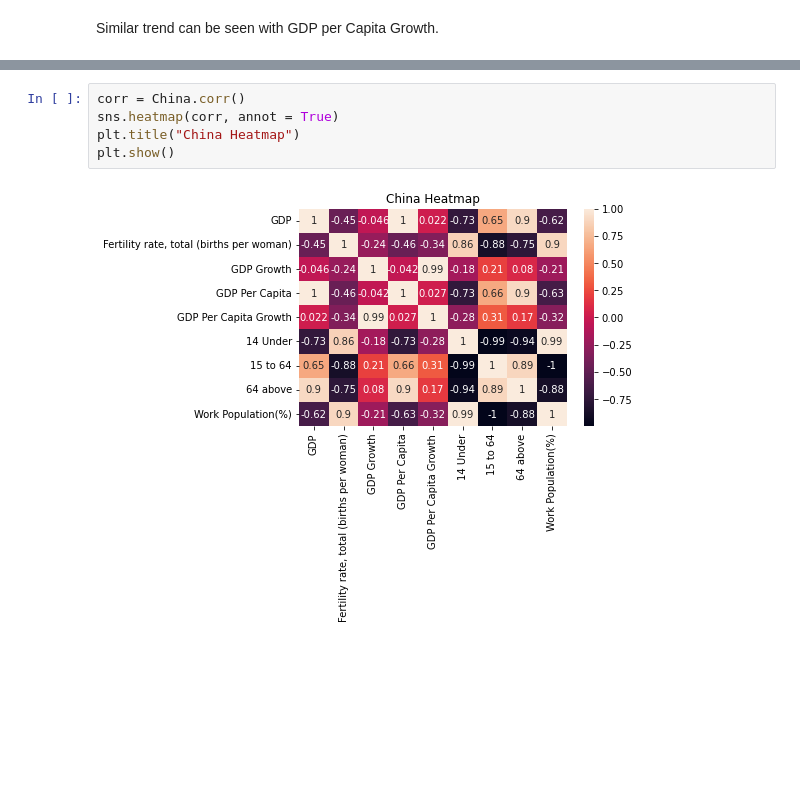
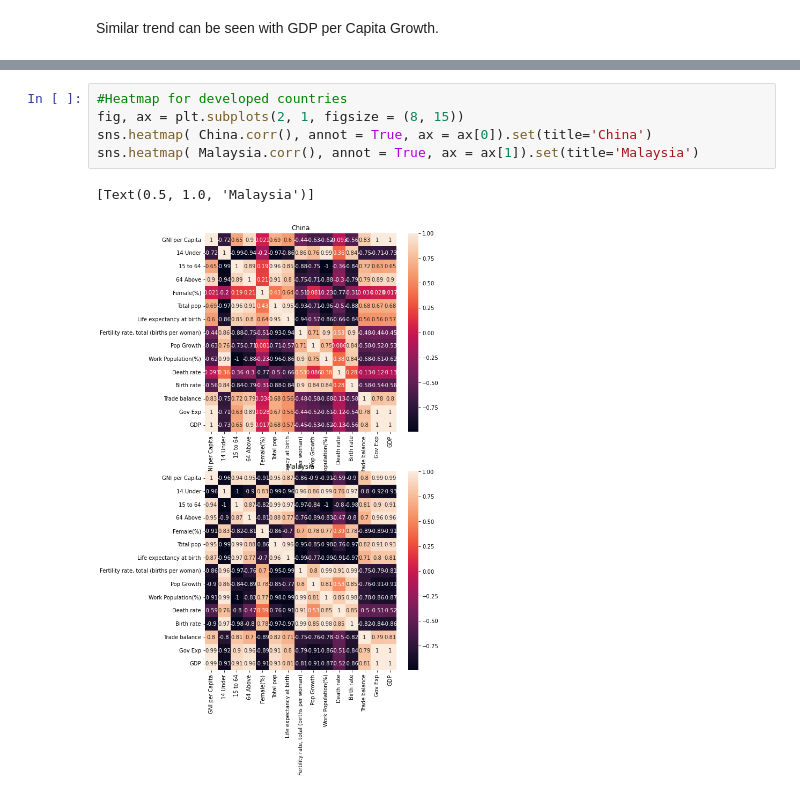
Before and after one commit to SangHyuNBack/2nd-Capstone-Project, a Jupyter notebook: EDA.ipynb, the cells around one changed output, grey strips where cells are left out. Saved outputs shown, nothing was run; the diff lists cells and outputs as text; blank space fills up the shorter version.

```diff
--- a/EDA.ipynb
+++ b/EDA.ipynb
@@ -152,7 +203,8 @@ GDP_Per_Capita_Growth_past = GDP_Per_Capita_Growth.loc[196:1990]
 # %%
-corr = China.corr()
-sns.heatmap(corr, annot = True)
-plt.title("China Heatmap")
-plt.show()
+#Heatmap for developed countries
+fig, ax = plt.subplots(2, 1, figsize = (8, 15))
+sns.heatmap( China.corr(), annot = True, ax = ax[0]).set(title='China')
+sns.heatmap( Malaysia.corr(), annot = True, ax = ax[1]).set(title='Malaysia')
 # %% [output]
+[Text(0.5, 1.0, 'Malaysia')]
-[figure, old version]
+[figure, new version]
```
Also changed, not shown: parts of 33 cells of this notebook, 3 other files.
